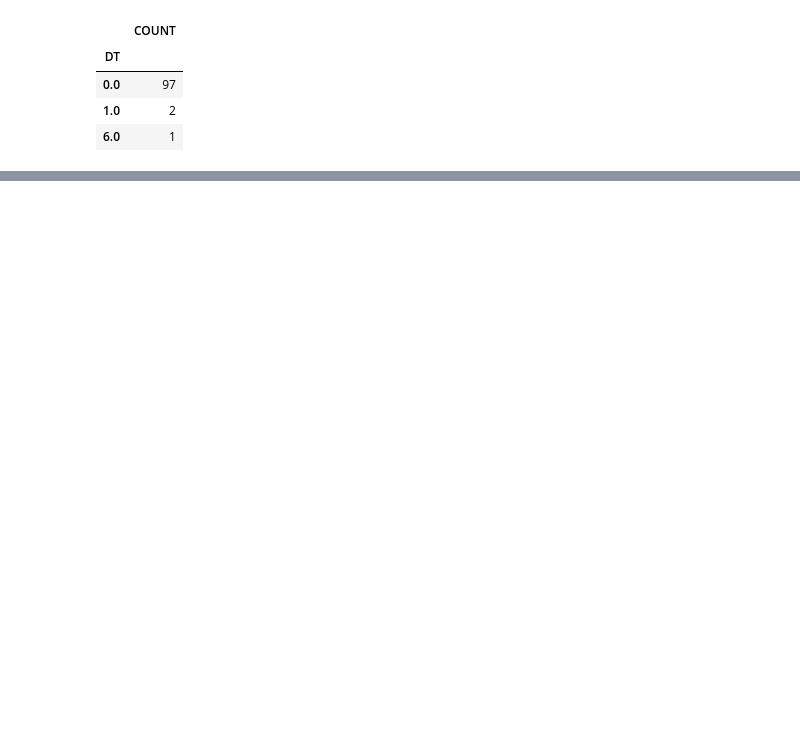
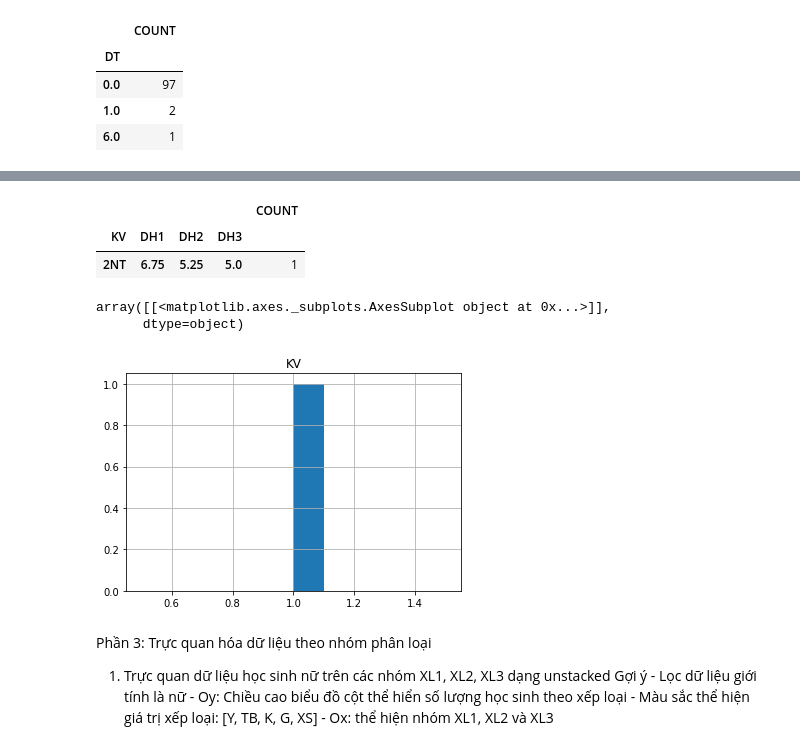
Before and after one commit to trinhvanypro1/-DataAnalystDeepLearning, a Jupyter notebook: Lab2.ipynb, the cells around one changed output, grey strips where cells are left out. Cells and saved outputs as stored; diff of their text form; code cells hidden in the pictures; blank space fills up the shorter version.

```diff
--- a/Lab2.ipynb
+++ b/Lab2.ipynb
@@ -171,0 +203,16 @@ data['DT'].hist()
+# %%
+data[(data.KV=='2NT')&(data.DH1>=5)&(data.DH2>=5.0)&(data.DH3>=5.0)].groupby(['KV','DH1','DH2','DH3']).agg({'KV':'count'}).rename(columns={'KV':'COUNT'})
+# %% [output]
+|  |  |  |  | COUNT |
+| KV | DH1 | DH2 | DH3 |  |
+| 2NT | 6.75 | 5.25 | 5.0 | 1 |
+# %%
+data[(data.KV=='2NT')&(data.DH1>=5)&(data.DH2>=5.0)&(data.DH3>=5.0)].groupby(['KV','DH1','DH2','DH3']).agg({'KV':'count'}).hist()
+# %% [output]
+array([[<matplotlib.axes._subplots.AxesSubplot object at 0x...>]],
+      dtype=object)
+[figure, added]
+# %% [markdown]
+Phần 3: Trực quan hóa dữ liệu theo nhóm phân loại
+
+1. Trực quan dữ liệu học sinh nữ trên các nhóm XL1, XL2, XL3 dạng unstacked Gợi ý - Lọc dữ liệu giới tính là nữ - Oy: Chiều cao biểu đồ cột thể hiển số lượng học sinh theo xếp loại - Màu sắc thể hiện giá trị xếp loại: [Y, TB, K, G, XS] - Ox: thể hiện nhóm XL1, XL2 và XL3
```
Also changed, not shown: parts of 10 cells of this notebook.
